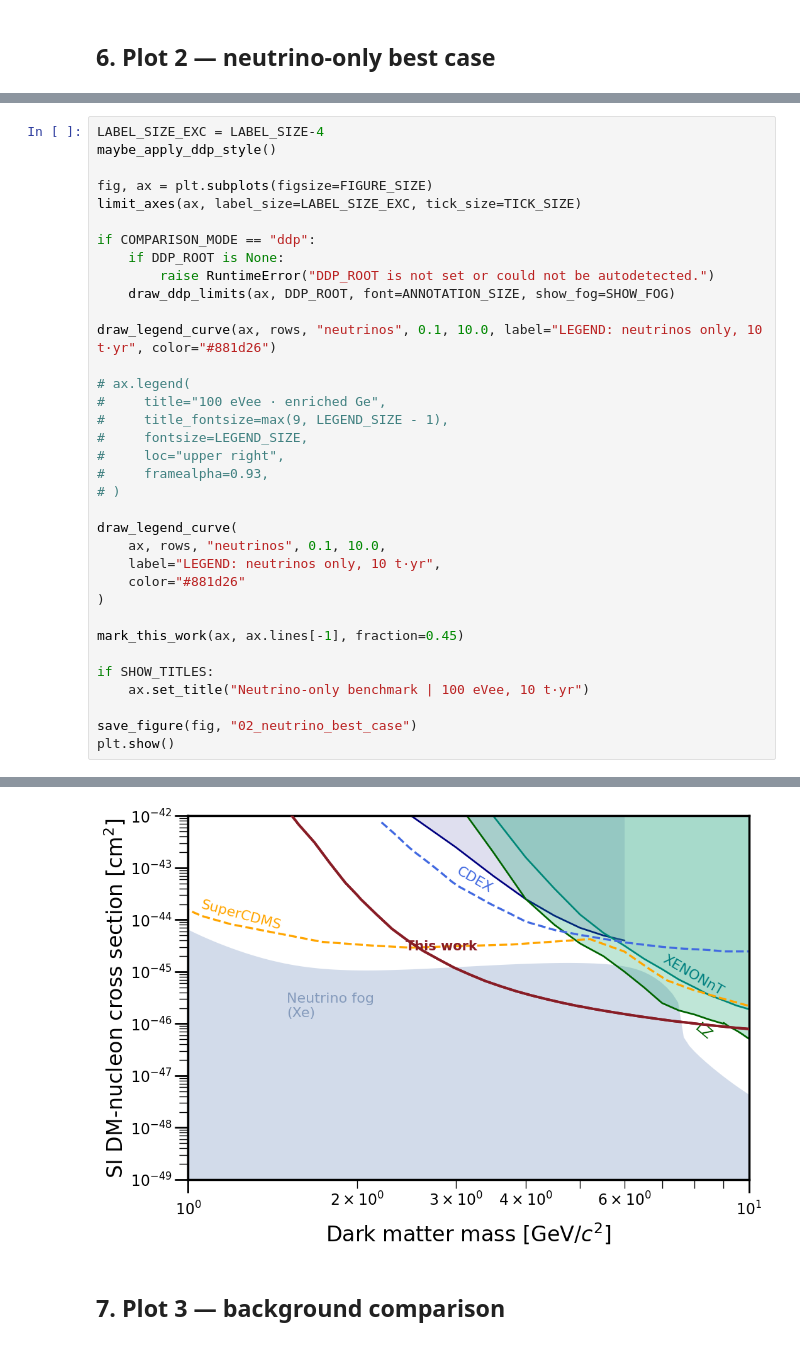
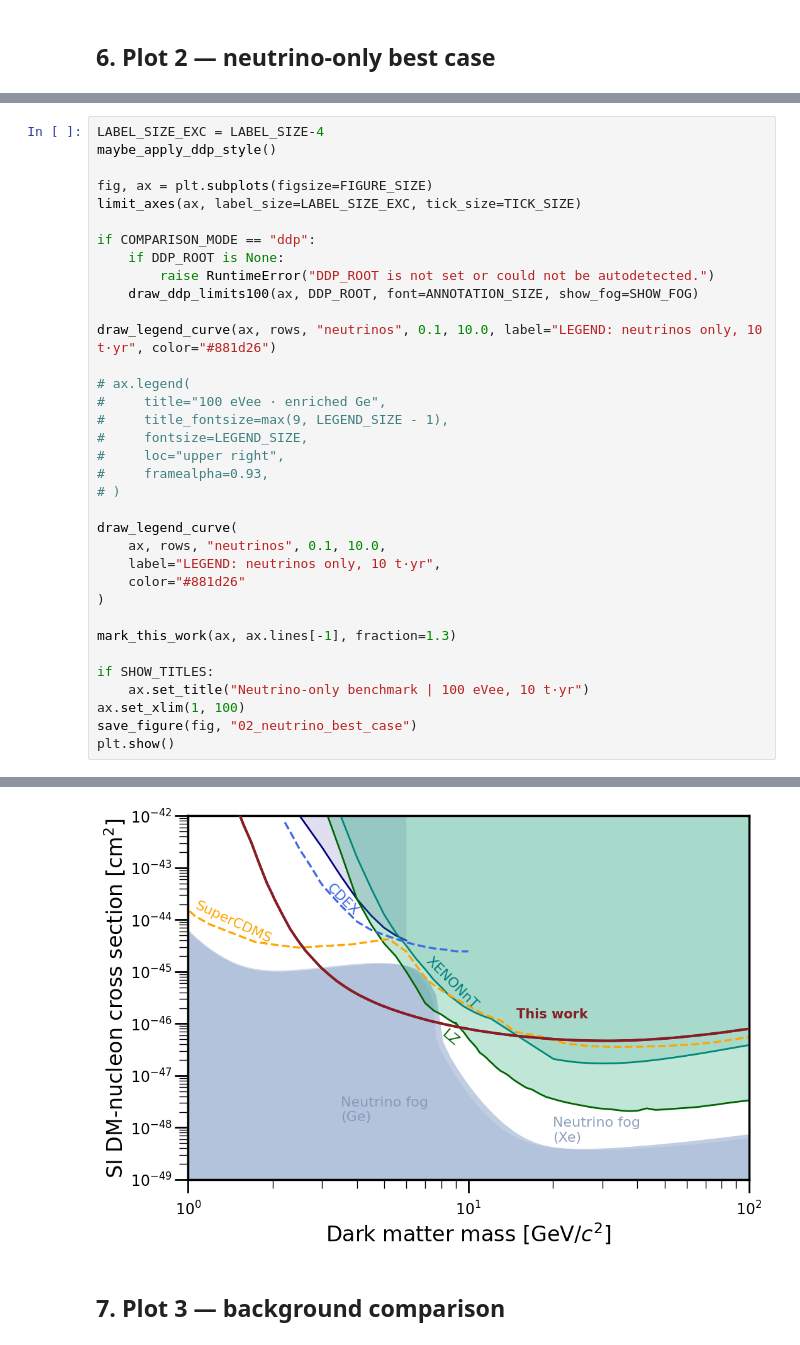
Before and after one commit to tiagocamison/WIMP-LEGEND, a Jupyter notebook: notebooks/poster_plots_campaign_standalone.ipynb, the cells around one changed output, grey strips where cells are left out. Saved outputs shown, nothing was run; the diff lists cells and outputs as text.

Commit message:
New plots

```diff
--- a/notebooks/poster_plots_campaign_standalone.ipynb
+++ b/notebooks/poster_plots_campaign_standalone.ipynb
@@ -453,37 +519,37 @@ fig, ax = plt.subplots(figsize=FIGURE_SIZE)
 limit_axes(ax, label_size=LABEL_SIZE_EXC, tick_size=TICK_SIZE)
 
 if COMPARISON_MODE == "ddp":
     if DDP_ROOT is None:
         raise RuntimeError("DDP_ROOT is not set or could not be autodetected.")
-    draw_ddp_limits(ax, DDP_ROOT, font=ANNOTATION_SIZE, show_fog=SHOW_FOG)
+    draw_ddp_limits100(ax, DDP_ROOT, font=ANNOTATION_SIZE, show_fog=SHOW_FOG)
 
 draw_legend_curve(ax, rows, "neutrinos", 0.1, 10.0, label="LEGEND: neutrinos only, 10 t·yr", color="#881d26")
 
 # ax.legend(
 #     title="100 eVee · enriched Ge",
 #     title_fontsize=max(9, LEGEND_SIZE - 1),
 #     fontsize=LEGEND_SIZE,
 #     loc="upper right",
 #     framealpha=0.93,
 # )
 
 draw_legend_curve(
     ax, rows, "neutrinos", 0.1, 10.0,
     label="LEGEND: neutrinos only, 10 t·yr",
     color="#881d26"
 )
 
-mark_this_work(ax, ax.lines[-1], fraction=0.45)
+mark_this_work(ax, ax.lines[-1], fraction=1.3)
 
 if SHOW_TITLES:
     ax.set_title("Neutrino-only benchmark | 100 eVee, 10 t·yr")
-
+ax.set_xlim(1, 100)
 save_figure(fig, "02_neutrino_best_case")
 plt.show()
 # %% [output]
 Saved: C:\Users\Tiago\Desktop\Tiago\Studium\HiWi\MPIK\LEGEND\DM Spektra\WIMP Code\analyses\legend_poster\campaigns\poster_sigma20\figures_standalone\02_neutrino_best_case.pdf
 Saved: C:\Users\Tiago\Desktop\Tiago\Studium\HiWi\MPIK\LEGEND\DM Spektra\WIMP Code\analyses\legend_poster\campaigns\poster_sigma20\figures_standalone\02_neutrino_best_case.png
-[figure, old version]
+[figure, new version]
 # %% [markdown]
 ## 7. Plot 3 — background comparison
 # %%
```
Also changed, not shown: parts of 1 cell of this notebook, 6 other files.
